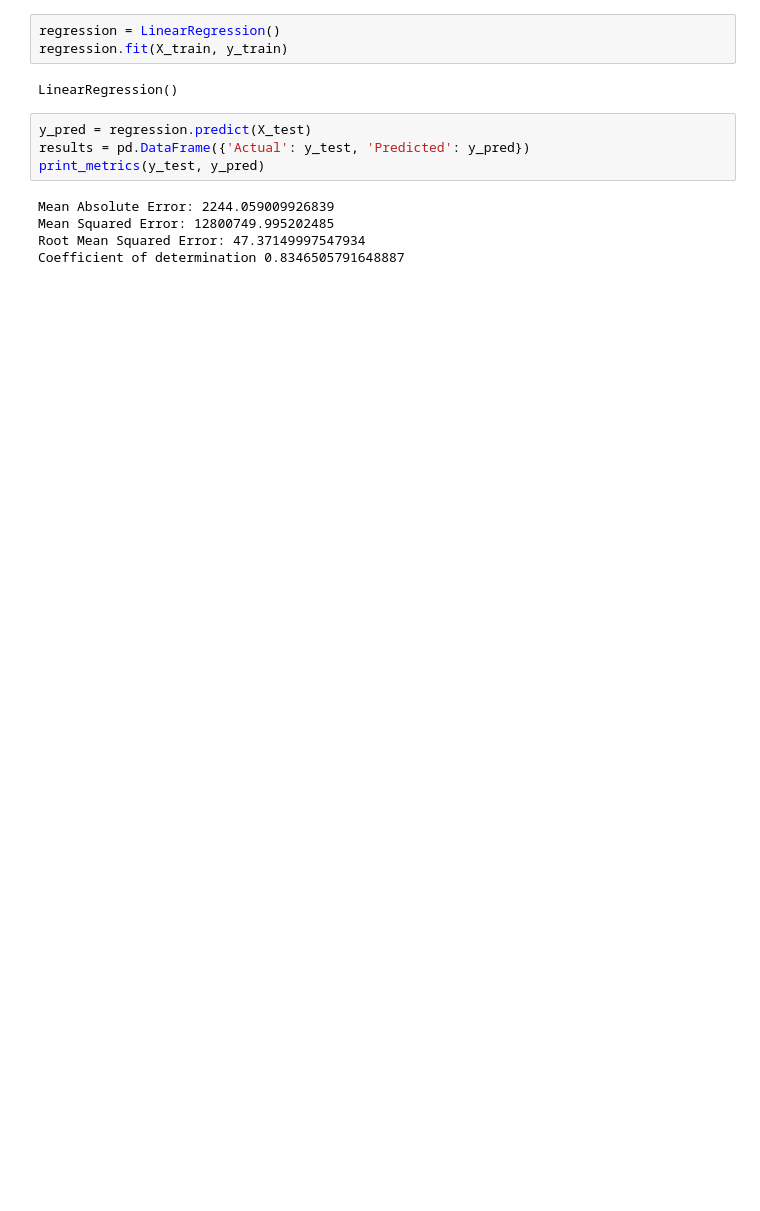
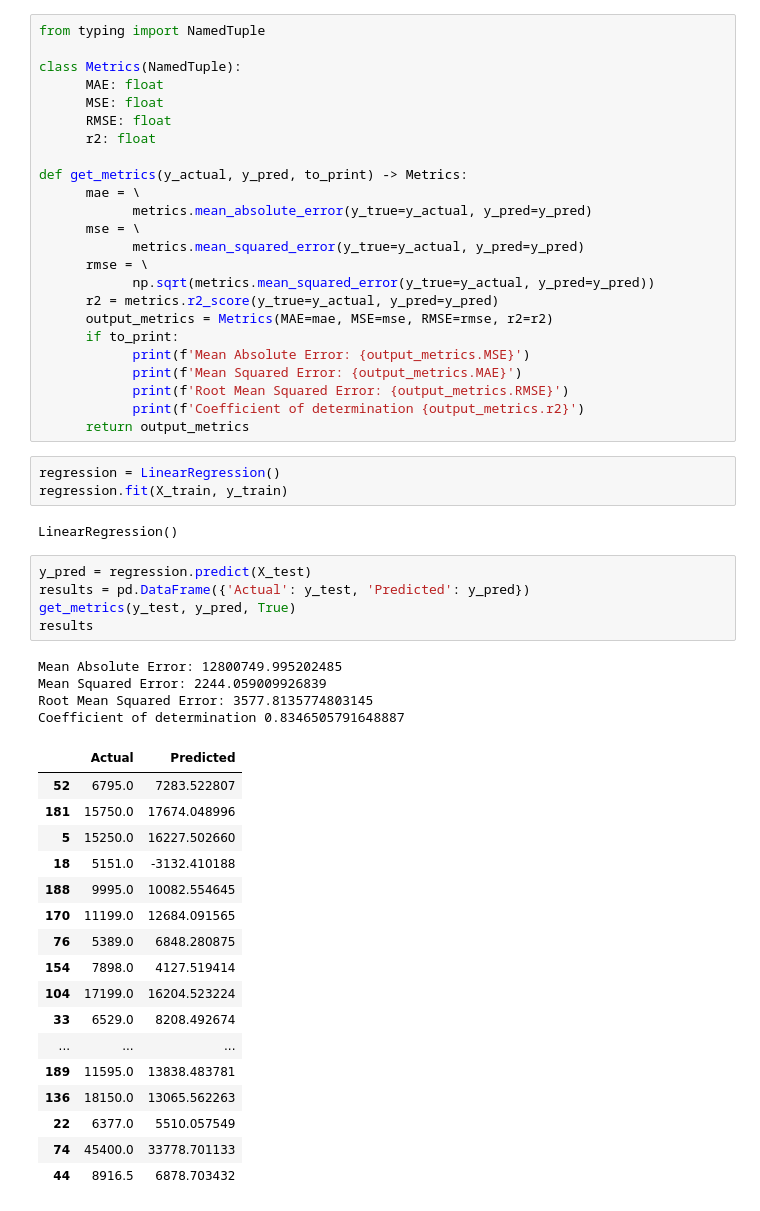
Before and after one commit to SaidKamalov/CarPricePrediction, a Jupyter notebook: car-price-model.ipynb, the cells around one changed output. Cells and saved outputs as stored; diff of their text form; blank space fills up the shorter version.

```diff
--- a/car-price-model.ipynb
+++ b/car-price-model.ipynb
@@ -80,3 +126,27 @@ def print_metrics(y_actual, y_pred):
+# %%
+from typing import NamedTuple
+
+class Metrics(NamedTuple):
+      MAE: float
+      MSE: float
+      RMSE: float
+      r2: float
+
+def get_metrics(y_actual, y_pred, to_print) -> Metrics:
+      mae = \
+            metrics.mean_absolute_error(y_true=y_actual, y_pred=y_pred)
+      mse = \
+            metrics.mean_squared_error(y_true=y_actual, y_pred=y_pred)
+      rmse = \
+            np.sqrt(metrics.mean_squared_error(y_true=y_actual, y_pred=y_pred))
+      r2 = metrics.r2_score(y_true=y_actual, y_pred=y_pred)
+      output_metrics = Metrics(MAE=mae, MSE=mse, RMSE=rmse, r2=r2)
+      if to_print:
+            print(f'Mean Absolute Error: {output_metrics.MSE}')
+            print(f'Mean Squared Error: {output_metrics.MAE}')
+            print(f'Root Mean Squared Error: {output_metrics.RMSE}')
+            print(f'Coefficient of determination {output_metrics.r2}')
+      return output_metrics
 # %%
 regression = LinearRegression()
 regression.fit(X_train, y_train)
@@ -85,9 +155,27 @@ LinearRegression()
 # %%
 y_pred = regression.predict(X_test)
 results = pd.DataFrame({'Actual': y_test, 'Predicted': y_pred})
-print_metrics(y_test, y_pred)
+get_metrics(y_test, y_pred, True)
+results
 # %% [output]
-Mean Absolute Error: 2244.059009926839
-Mean Squared Error: 12800749.995202485
-Root Mean Squared Error: 47.37149997547934
+Mean Absolute Error: 12800749.995202485
+Mean Squared Error: 2244.059009926839
+Root Mean Squared Error: 3577.8135774803145
 Coefficient of determination 0.8346505791648887
+|  | Actual | Predicted |
+| 52 | 6795.0 | 7283.522807 |
+| 181 | 15750.0 | 17674.048996 |
+| 5 | 15250.0 | 16227.502660 |
+| 18 | 5151.0 | -3132.410188 |
+| 188 | 9995.0 | 10082.554645 |
+| 170 | 11199.0 | 12684.091565 |
+| 76 | 5389.0 | 6848.280875 |
+| 154 | 7898.0 | 4127.519414 |
+| 104 | 17199.0 | 16204.523224 |
+| 33 | 6529.0 | 8208.492674 |
+| ... | ... | ... |
+| 189 | 11595.0 | 13838.483781 |
+| 136 | 18150.0 | 13065.562263 |
+| 22 | 6377.0 | 5510.057549 |
+| 74 | 45400.0 | 33778.701133 |
+| 44 | 8916.5 | 6878.703432 |
```
Also changed, not shown: parts of 10 cells of this notebook.
